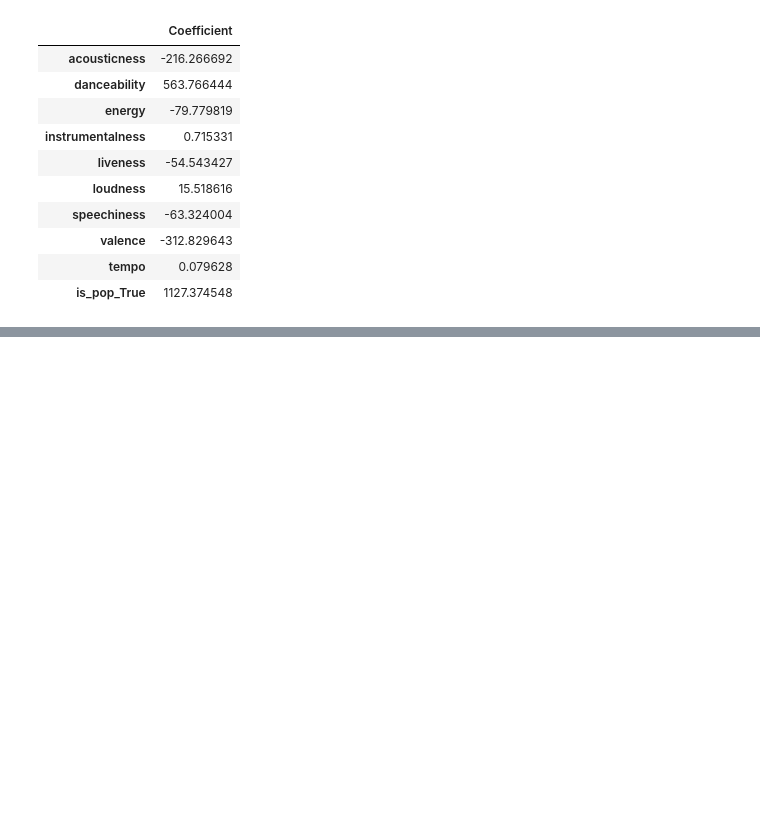
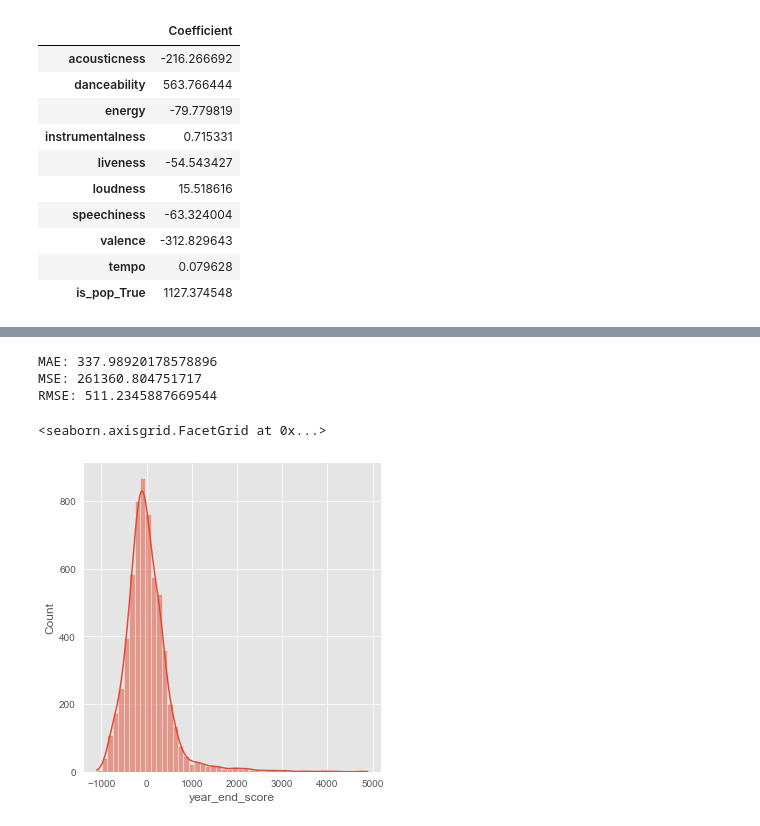
Before and after one commit to EnricoPf/Music-Pop-ML, a Jupyter notebook: music-analysis.ipynb, the cells around one changed output, grey strips where cells are left out. Saved outputs shown, nothing was run; the diff lists cells and outputs as text; code cells hidden in the pictures; blank space fills up the shorter version.

```diff
--- a/music-analysis.ipynb
+++ b/music-analysis.ipynb
@@ -193,0 +217,13 @@ coef_df
+# %%
+print('MAE:', metrics.mean_absolute_error(y_test,predictions))
+print('MSE:', metrics.mean_squared_error(y_test,predictions))
+print('RMSE:', np.sqrt(metrics.mean_squared_error(y_test,predictions)))
+# %% [output]
+MAE: 337.98920178578896
+MSE: 261360.804751717
+RMSE: 511.2345887669544
+# %%
+sns.displot((y_test-predictions),bins = 50,kde = True)
+# %% [output]
+<seaborn.axisgrid.FacetGrid at 0x...>
+[figure, added]
```
Also changed, not shown: parts of 11 cells of this notebook.
